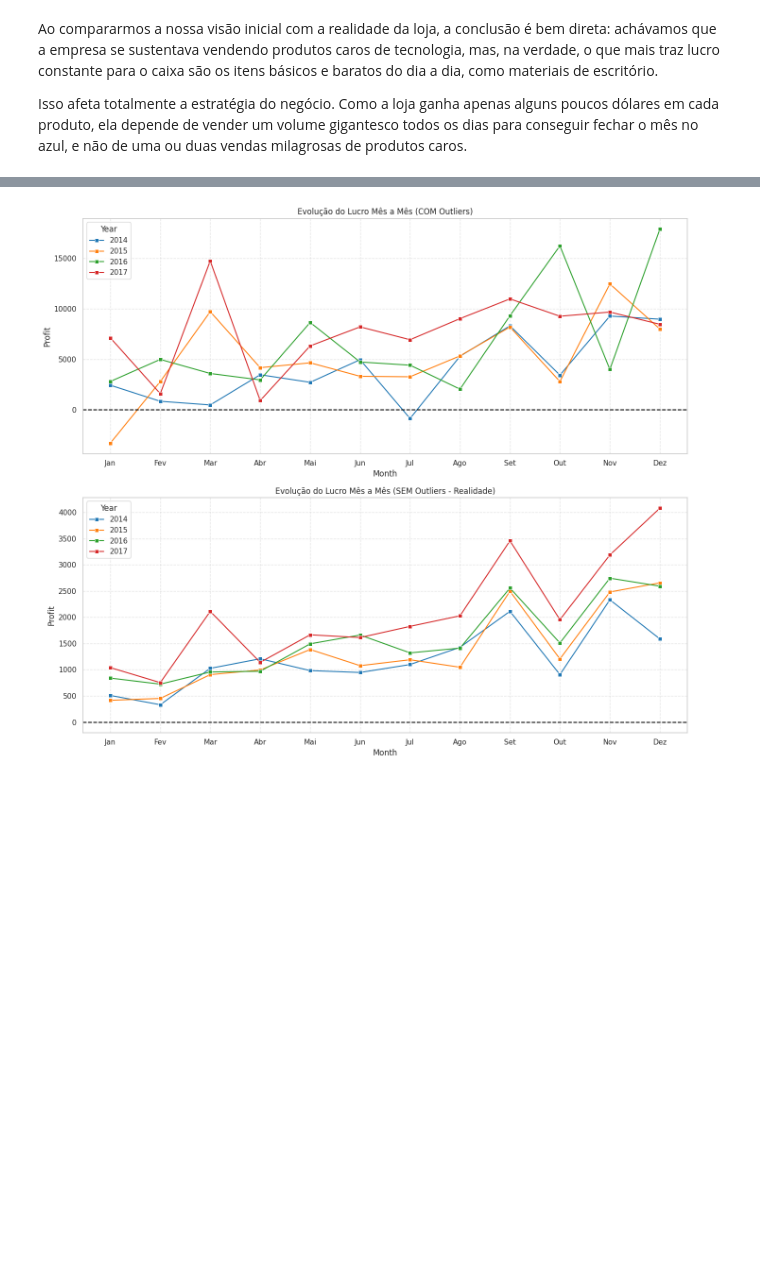
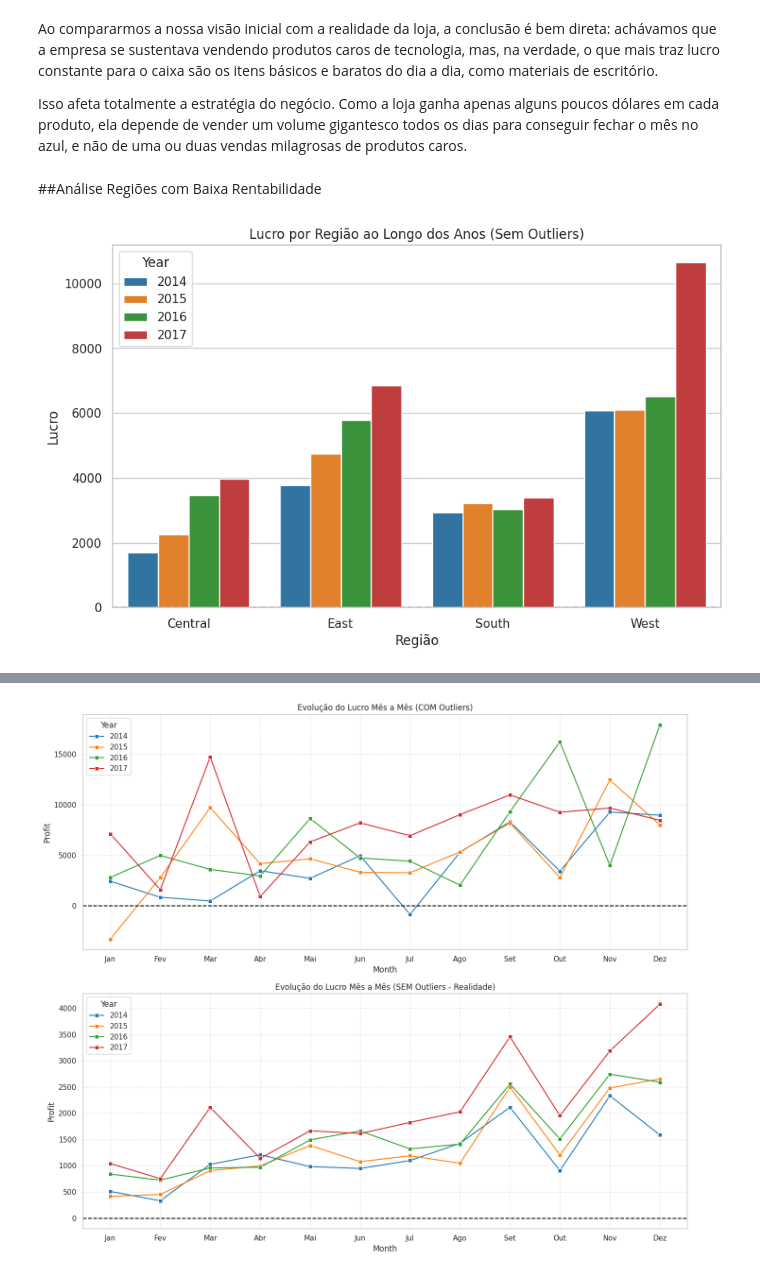
Before and after one commit to Ronaldo-Junior1/analise-dados-supermercado, a Jupyter notebook: Analise_base_supermercado.ipynb, the cells around one changed output, grey strips where cells are left out. Cells and saved outputs as stored; diff of their text form; code cells hidden in the pictures; blank space fills up the shorter version.

Commit message:
Adicionado Análise Regiões/Clientes Apresentação

```diff
--- a/Analise_base_supermercado.ipynb
+++ b/Analise_base_supermercado.ipynb
@@ -920,3 +917,22 @@ Passing `palette` without assigning `hue` is deprecated and will be removed in v
 Ao compararmos a nossa visão inicial com a realidade da loja, a conclusão é bem direta: achávamos que a empresa se sustentava vendendo produtos caros de tecnologia, mas, na verdade, o que mais traz lucro constante para o caixa são os itens básicos e baratos do dia a dia, como materiais de escritório.
 
 Isso afeta totalmente a estratégia do negócio. Como a loja ganha apenas alguns poucos dólares em cada produto, ela depende de vender um volume gigantesco todos os dias para conseguir fechar o mês no azul, e não de uma ou duas vendas milagrosas de produtos caros.
+# %% [markdown]
+##Análise Regiões com Baixa Rentabilidade
+# %%
+#. Agrupando dados para visualização em gráfico
+dados_rendimento_regiao = df_clean.groupby(['Year', 'Region'])['Profit'].sum().reset_index()
+
+plt.figure(figsize=(10,6))
+
+sns.barplot(data=dados_rendimento_regiao, x='Region', y='Profit', hue='Year', palette='tab10')
+
+plt.title('Lucro por Região ao Longo dos Anos (Sem Outliers)')
+plt.xlabel('Região')
+plt.ylabel('Lucro')
+
+plt.axhline(0, linestyle='--')
+
+plt.show()
+# %% [output]
+[figure, added]
```
Also changed, not shown: parts of 41 cells of this notebook.
